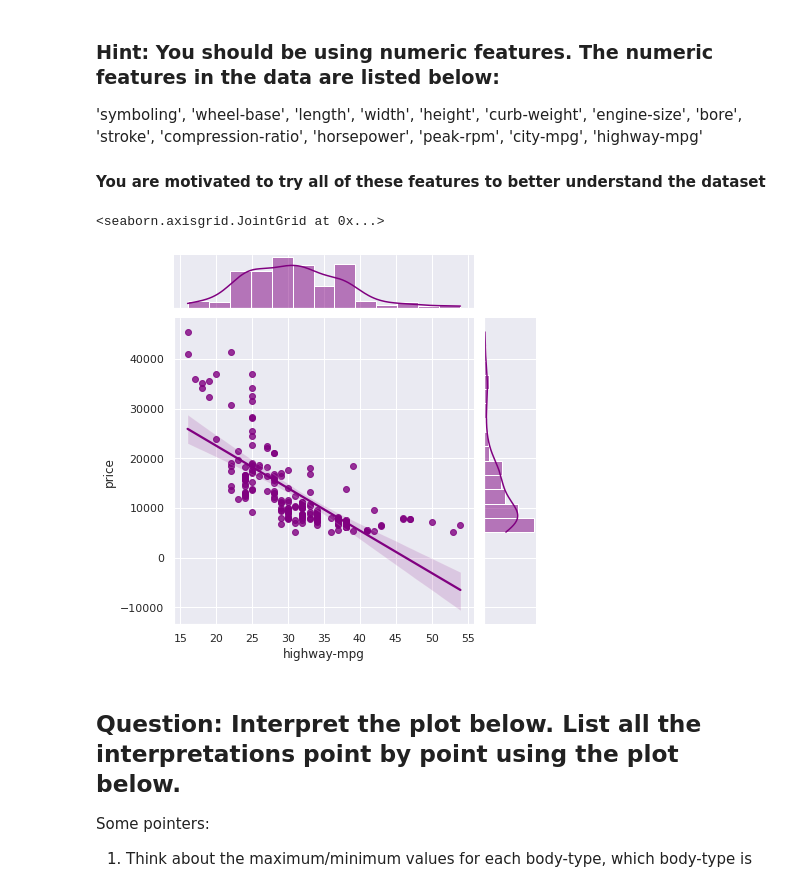
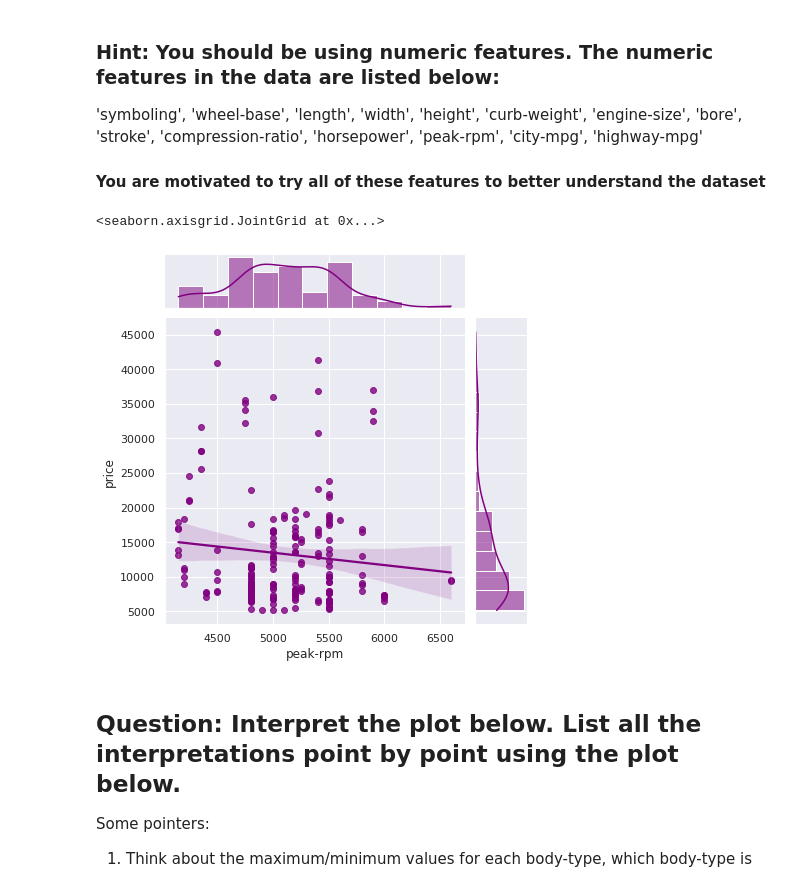
Before and after one commit to shaantanu2001/fmml2021, a Jupyter notebook: Module 2 Lab 1.ipynb, the cells around one changed output. Saved outputs shown, nothing was run; the diff lists cells and outputs as text; code cells hidden in the pictures.

```diff
--- a/Module 2 Lab 1.ipynb
+++ b/Module 2 Lab 1.ipynb
@@ -159,15 +161,15 @@ An example is shown below, with "highway-mpg" where MPG is miles per gallon.
 # %%
 ### CHANGE THE CODE HERE ###
 
-feature = "highway-mpg"
+feature = "peak-rpm"
 
 ###########################
 
 
 sns.jointplot(x=pd.to_numeric(X[feature]), y = y, kind="reg", color = 'purple')
 # %% [output]
 <seaborn.axisgrid.JointGrid at 0x...>
-[figure, old version]
+[figure, new version]
 # %% [markdown]
 ## Question: Interpret the plot below. List all the interpretations point by point using the plot below.
 
```
Also changed, not shown: parts of 3 cells of this notebook.
